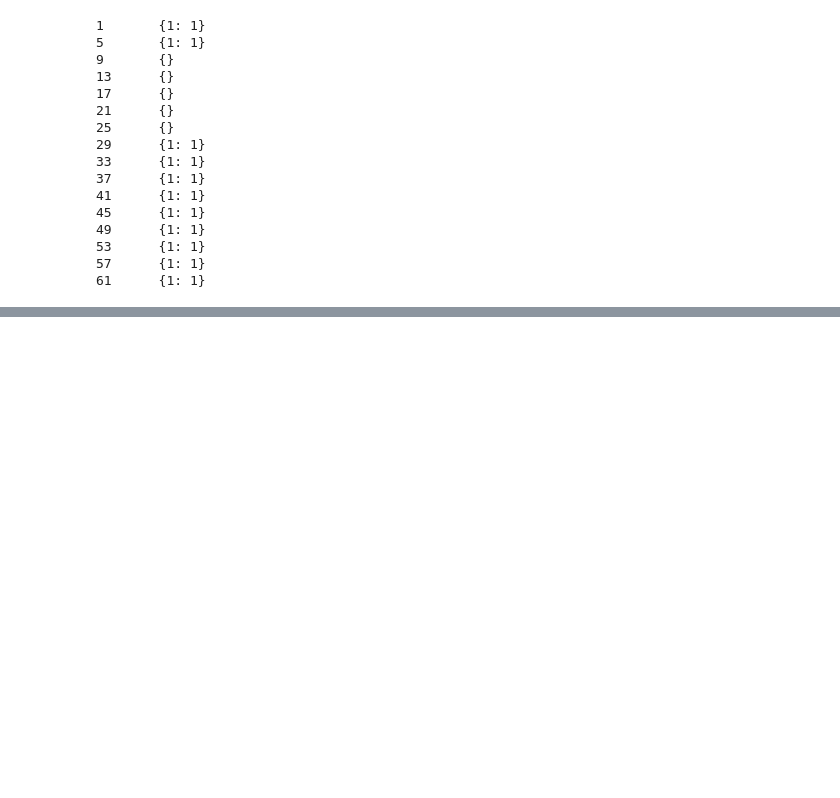
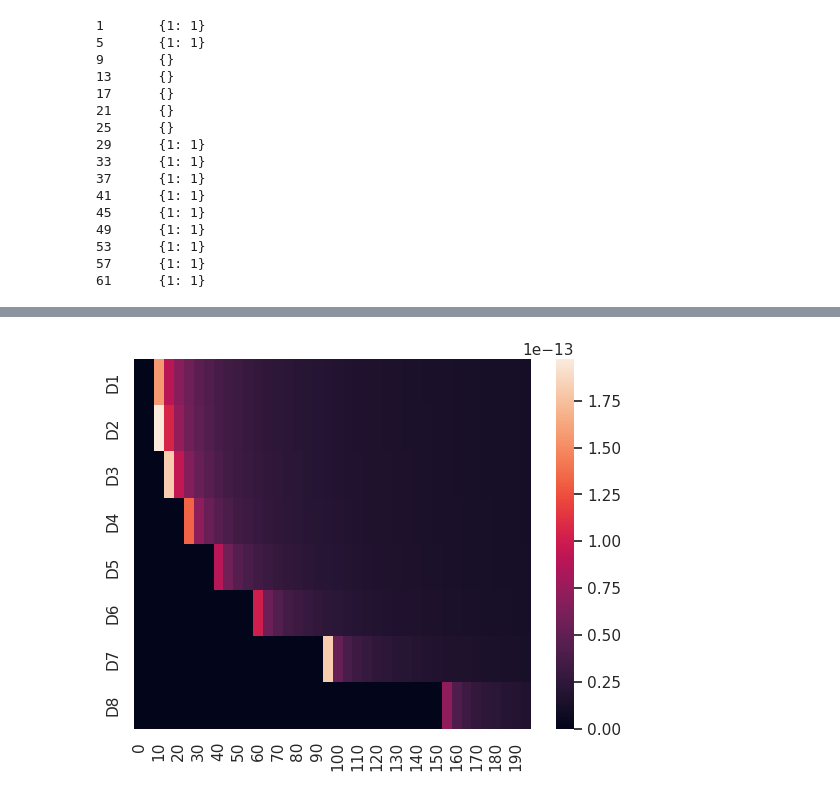
Before and after one commit to AGHRADEM/radem-notebooks, a Jupyter notebook: notebooks/0_simple_radem_simulation.ipynb, the cells around one changed output, grey strips where cells are left out. Drawn from its saved outputs; the diff is of its cells as text; code cells hidden in the pictures; blank space fills up the shorter version.

Commit message:
plot matrix of diode charges vs proton energy

```diff
--- a/notebooks/0_simple_radem_simulation.ipynb
+++ b/notebooks/0_simple_radem_simulation.ipynb
@@ -662,0 +666,7 @@ for energy in list(range(1, 65, 4)):
+# %%
+out = []
+for e in range(0, 200, 5):
+    channels = simulate_with_enery_losses(e, verbose=False)
+    charges = {m:diode_energy_to_charge(e) for m,e in channels.items()}
+    out.append([e, list(charges.values())])
+    print(e, end=" ")
@@ -662,0 +675,4 @@ for energy in list(range(1, 65, 4)):
+# %%
+mat = {element[0]:{(f"D"+str(i+1)):charge for i, charge in enumerate(element[1])} for element in out}
+df = pd.DataFrame(mat)
+df
@@ -662,0 +690,6 @@ for energy in list(range(1, 65, 4)):
+# %%
+# set titme of sns
+sns.heatmap(df, annot=False)
+plt.show()
+# %% [output]
+[figure, added]
```
Also changed, not shown: parts of 5 cells of this notebook.
